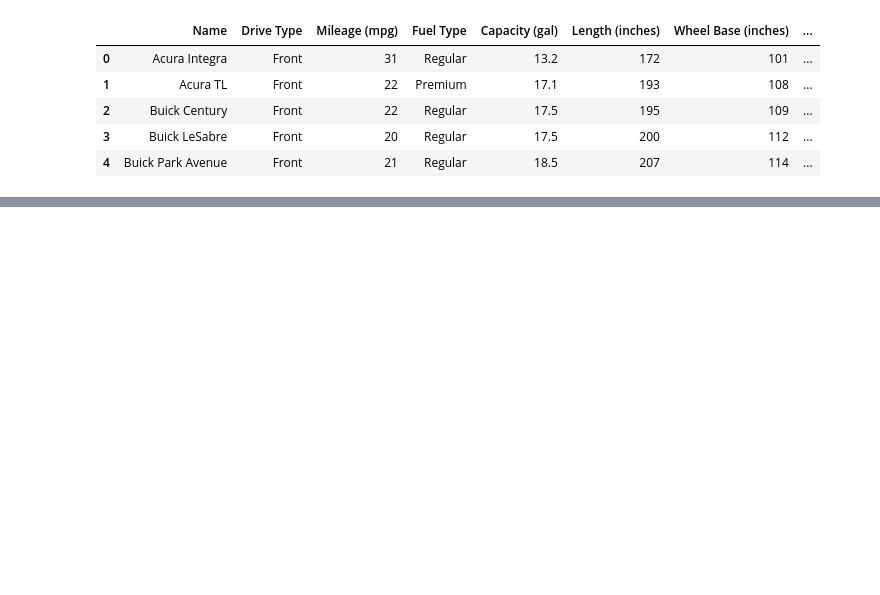
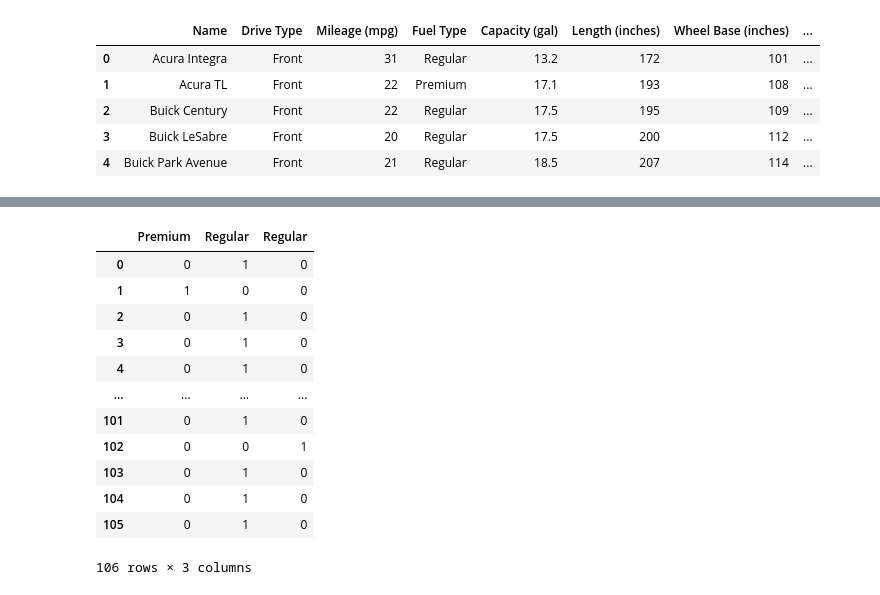
Before and after one commit to sjherman/Selenium-Webdriver-w-Python, a Jupyter notebook: NB_1_HW1.ipynb, the cells around one changed output, grey strips where cells are left out. Cells and saved outputs as stored; diff of their text form; code cells hidden in the pictures; blank space fills up the shorter version.

```diff
--- a/NB_1_HW1.ipynb
+++ b/NB_1_HW1.ipynb
@@ -51,0 +238,19 @@ Auto.head()
+# %%
+# Converts 'Fuel Type' into dummie variables
+
+FT_dummies = pd.DataFrame(pd.get_dummies(Auto['Fuel Type']))
+FT_dummies
+# %% [output]
+|  | Premium | Regular | Regular |
+| 0 | 0 | 1 | 0 |
+| 1 | 1 | 0 | 0 |
+| 2 | 0 | 1 | 0 |
+| 3 | 0 | 1 | 0 |
+| 4 | 0 | 1 | 0 |
+| ... | ... | ... | ... |
+| 101 | 0 | 1 | 0 |
+| 102 | 0 | 0 | 1 |
+| 103 | 0 | 1 | 0 |
+| 104 | 0 | 1 | 0 |
+| 105 | 0 | 1 | 0 |
+106 rows × 3 columns
```
Also changed, not shown: parts of 22 cells of this notebook.
